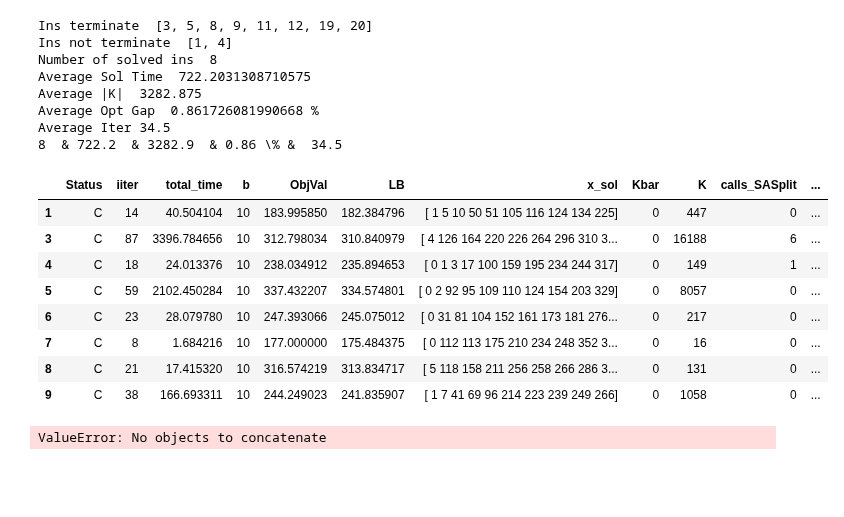
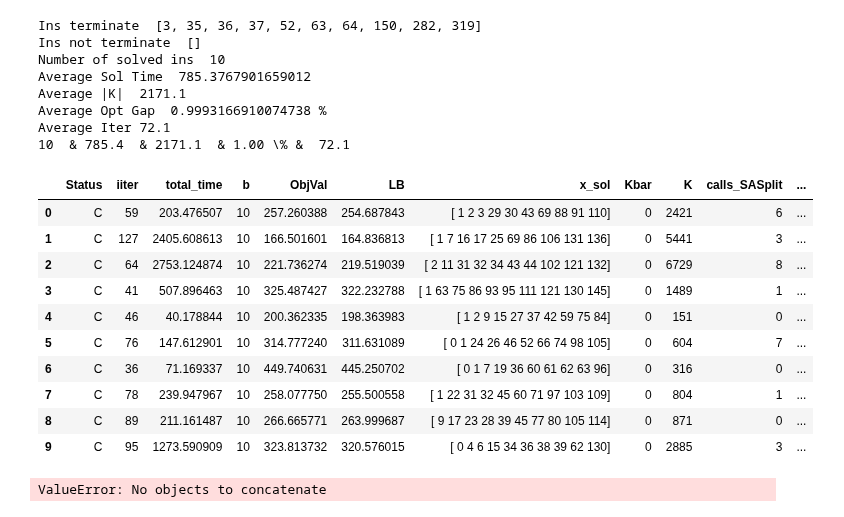
Before and after one commit to diHnguyen/SSPI, a Jupyter notebook: PythonConversion/Dec2024_Output/ProcessOutput.ipynb, the cells around one changed output. Saved outputs shown, nothing was run; the diff lists cells and outputs as text; code cells hidden in the pictures; blank space fills up the shorter version.

```diff
--- a/PythonConversion/Dec2024_Output/ProcessOutput.ipynb
+++ b/PythonConversion/Dec2024_Output/ProcessOutput.ipynb
@@ -5,12 +5,12 @@ import os
 import numpy as np
 
 os.chdir("/Users/dinguyen/Desktop/Local Documents/GitHub/Paper5/PythonConversion/")
-N = 50 #50
+N = 30 #50
 
 # N30
 # ins = [1,2,5,6,7,8,9,10,11,12]
 # ins = [4,20,83,99,107,166,172,174,200,241]
-# ins = [3,35,36,37,52,63,64,150, 282,319]
+ins = [3,35,36,37,52,63,64,150, 282,319]
 
 # N40
 # ins = [1, 3, 5, 6, 7, 9, 10, 11, 12, 13]
@@ -20,7 +20,7 @@ N = 50 #50
 # N50
 # ins =  [2, 6, 7, 10, 13, 14, 15, 16, 17, 21]
 # ins =  [18, 26, 46, 73, 93, 98, 110, 113, 122, 124]
-ins =  [1, 3, 4, 5, 8, 9, 11, 12, 19, 20]
+# ins =  [1, 3, 4, 5, 8, 9, 11, 12, 19, 20]
 # Desktop/Local Documents/GitHub/Paper5/PythonConversion/Dec2024_Output/Iter/main_singleCut_combinedStratV1_WarmStart_threshold_p_15_N40_56.txt
 
 def processMain(N, ins):
@@ -65,49 +65,51 @@ def processMain(N, ins):
     df_filtered = df_filtered[df_filtered.Status == "C"]
     # df_filtered = df_filtered[~df_filtered['Ins'].isin(ins_not_terminate)]
     # df_filtered = df_filtered.groupby('Ins').apply(
     #     lambda group: group[group['total_time'] == group['total_time'].max()])
     # df_filtered = df_filtered.reset_index(drop=True)
     df_filtered["OptGap"] = (df_filtered.ObjVal-df_filtered.LB)/df_filtered.ObjVal*100
     solved_ins = len(df_filtered)
     avg_time = df_filtered['total_time'].mean()
     avg_K = df_filtered['K'].mean()
     opt_gap = df_filtered["OptGap"].mean()
     avg_iter = df_filtered["iiter"].mean()+1
     print("Number of solved ins ", solved_ins)
     print("Average Sol Time ", avg_time)
     print("Average |K| ", avg_K)
     print("Average Opt Gap ", opt_gap,"%")
     print("Average Iter", avg_iter)
     # {number:.2f}
     print(str(solved_ins), " & %.1f"  % avg_time, " & %.1f" % avg_K, " & %.2f" %opt_gap, "\% & ",str(avg_iter) )
 
 
     # print(output)
     # for i in range(5):
     #     output = pd.read_csv(EXP+"_N"+str(N)+"_"+str(i+1)+".txt", sep=";", header=None)
 
     return df_filtered
 
 df_default = processMain(N,ins)
 df_default
 # %% [output]
-Ins terminate  [3, 5, 8, 9, 11, 12, 19, 20]
-Ins not terminate  [1, 4]
-Number of solved ins  8
-Average Sol Time  722.2031308710575
-Average |K|  3282.875
-Average Opt Gap  0.861726081990668 %
-Average Iter 34.5
-8  & 722.2  & 3282.9  & 0.86 \% &  34.5
+Ins terminate  [3, 35, 36, 37, 52, 63, 64, 150, 282, 319]
+Ins not terminate  []
+Number of solved ins  10
+Average Sol Time  785.3767901659012
+Average |K|  2171.1
+Average Opt Gap  0.9993166910074738 %
+Average Iter 72.1
+10  & 785.4  & 2171.1  & 1.00 \% &  72.1
 |  | Status | iiter | total_time | b | ObjVal | LB | x_sol | Kbar | K | calls_SASplit | ... |
-| 1 | C | 14 | 40.504104 | 10 | 183.995850 | 182.384796 | [ 1 5 10 50 51 105 116 124 134 225] | 0 | 447 | 0 | ... |
-| 3 | C | 87 | 3396.784656 | 10 | 312.798034 | 310.840979 | [ 4 126 164 220 226 264 296 310 3... | 0 | 16188 | 6 | ... |
-| 4 | C | 18 | 24.013376 | 10 | 238.034912 | 235.894653 | [ 0 1 3 17 100 159 195 234 244 317] | 0 | 149 | 1 | ... |
-| 5 | C | 59 | 2102.450284 | 10 | 337.432207 | 334.574801 | [ 0 2 92 95 109 110 124 154 203 329] | 0 | 8057 | 0 | ... |
-| 6 | C | 23 | 28.079780 | 10 | 247.393066 | 245.075012 | [ 0 31 81 104 152 161 173 181 276... | 0 | 217 | 0 | ... |
-| 7 | C | 8 | 1.684216 | 10 | 177.000000 | 175.484375 | [ 0 112 113 175 210 234 248 352 3... | 0 | 16 | 0 | ... |
-| 8 | C | 21 | 17.415320 | 10 | 316.574219 | 313.834717 | [ 5 118 158 211 256 258 266 286 3... | 0 | 131 | 0 | ... |
-| 9 | C | 38 | 166.693311 | 10 | 244.249023 | 241.835907 | [ 1 7 41 69 96 214 223 239 249 266] | 0 | 1058 | 0 | ... |
+| 0 | C | 59 | 203.476507 | 10 | 257.260388 | 254.687843 | [ 1 2 3 29 30 43 69 88 91 110] | 0 | 2421 | 6 | ... |
+| 1 | C | 127 | 2405.608613 | 10 | 166.501601 | 164.836813 | [ 1 7 16 17 25 69 86 106 131 136] | 0 | 5441 | 3 | ... |
+| 2 | C | 64 | 2753.124874 | 10 | 221.736274 | 219.519039 | [ 2 11 31 32 34 43 44 102 121 132] | 0 | 6729 | 8 | ... |
+| 3 | C | 41 | 507.896463 | 10 | 325.487427 | 322.232788 | [ 1 63 75 86 93 95 111 121 130 145] | 0 | 1489 | 1 | ... |
+| 4 | C | 46 | 40.178844 | 10 | 200.362335 | 198.363983 | [ 1 2 9 15 27 37 42 59 75 84] | 0 | 151 | 0 | ... |
+| 5 | C | 76 | 147.612901 | 10 | 314.777240 | 311.631089 | [ 0 1 24 26 46 52 66 74 98 105] | 0 | 604 | 7 | ... |
+| 6 | C | 36 | 71.169337 | 10 | 449.740631 | 445.250702 | [ 0 1 7 19 36 60 61 62 63 96] | 0 | 316 | 0 | ... |
+| 7 | C | 78 | 239.947967 | 10 | 258.077750 | 255.500558 | [ 1 22 31 32 45 60 71 97 103 109] | 0 | 804 | 1 | ... |
+| 8 | C | 89 | 211.161487 | 10 | 266.665771 | 263.999687 | [ 9 17 23 28 39 45 77 80 105 114] | 0 | 871 | 0 | ... |
+| 9 | C | 95 | 1273.590909 | 10 | 323.813732 | 320.576015 | [ 0 4 6 15 34 36 38 39 62 130] | 0 | 2885 | 3 | ... |
 # %%
 import pandas as pd
 import os
```
